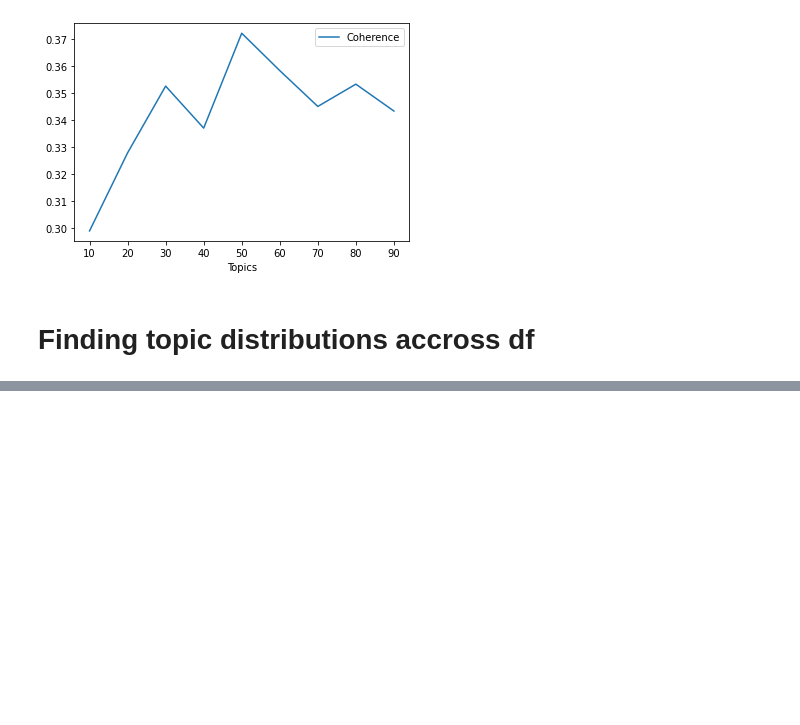
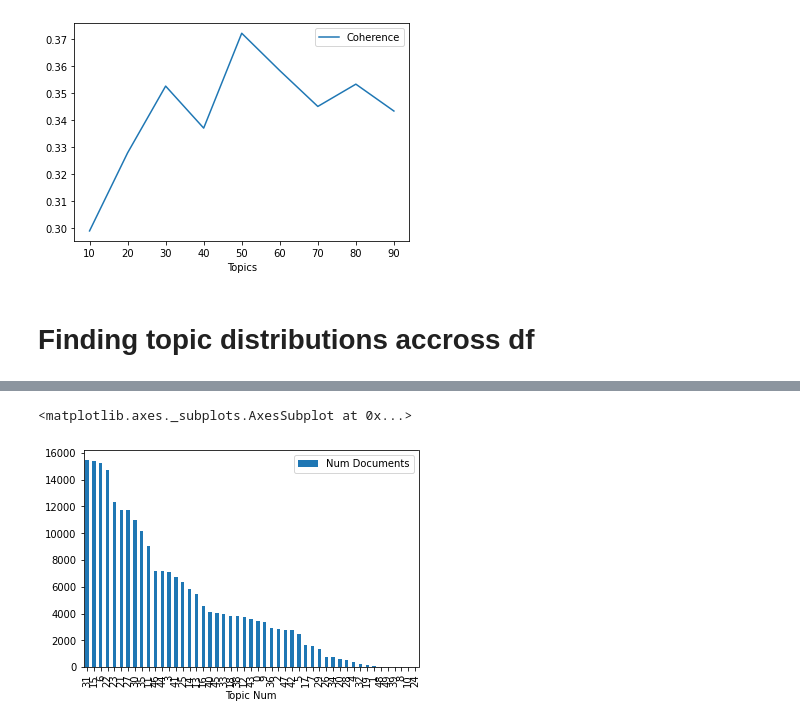
Before and after one commit to tawfiqam/Parenting_Throwaway_CSCW_2019, a Jupyter notebook: Mommit_LDA.ipynb, the cells around one changed output, grey strips where cells are left out. Cells and saved outputs as stored; diff of their text form; code cells hidden in the pictures; blank space fills up the shorter version.

Commit message:
Mommit and Daddit
Latest changes to settle Mommit and Daddnit GTM

```diff
--- a/Mommit_LDA.ipynb
+++ b/Mommit_LDA.ipynb
@@ -754,0 +368,2 @@ Name: body, Length: 17399, dtype: object
+# %%
+KTG_List = clean_topic_table(LDA_Model=optimal_model,top_terms=40)
@@ -754,0 +392,25 @@ Name: body, Length: 17399, dtype: object
+# %%
+#First, get a list of posts, one by one
+processed_posts = []
+CompletePosts = Mommit['clean_body'].apply(list)
+#running for the rest of the data
+processed_posts = []
+#creating threads for each of the users
+for post in CompletePosts:
+    #Preprocessing each of the threads
+    processed_posts.append(Tokinization(post))
+
+new_doc2bow = [dictionary.doc2bow(post) for post in processed_posts]
+vector = optimal_model.get_document_topics(new_doc2bow)
+
+#create a list of dictioaries for scores relating to optimum LDA
+newdictlist = []
+for i in range(0, len(vector)):
+    newdictlist.append(dict(vector[i]))
+
+
+topic_bow = pd.DataFrame(newdictlist)
+
+topic_bow.fillna(0, inplace=True)
+
+topic_bow = topic_bow.round(3)
@@ -754,0 +445,10 @@ Name: body, Length: 17399, dtype: object
+# %%
+# Get dominant topic for each document
+dominant_topic = np.argmax(topic_bow.values, axis=1)
+topic_bow['dominant_topic'] = dominant_topic
+# %%
+df_topic_distribution = topic_bow['dominant_topic'].value_counts().reset_index(name="Num Documents")
+df_topic_distribution.columns = ['Topic Num', 'Num Documents']
+df = KTG_List.copy()
+df_topic_distribution = df_topic_distribution.join(df['KTG'], on='Topic Num')
+df_topic_distribution.head()
@@ -754,0 +462,5 @@ Name: body, Length: 17399, dtype: object
+# %%
+df_topic_distribution.plot.bar(x='Topic Num')
+# %% [output]
+<matplotlib.axes._subplots.AxesSubplot at 0x...>
+[figure, added]
```
Also changed, not shown: parts of 86 cells of this notebook.
